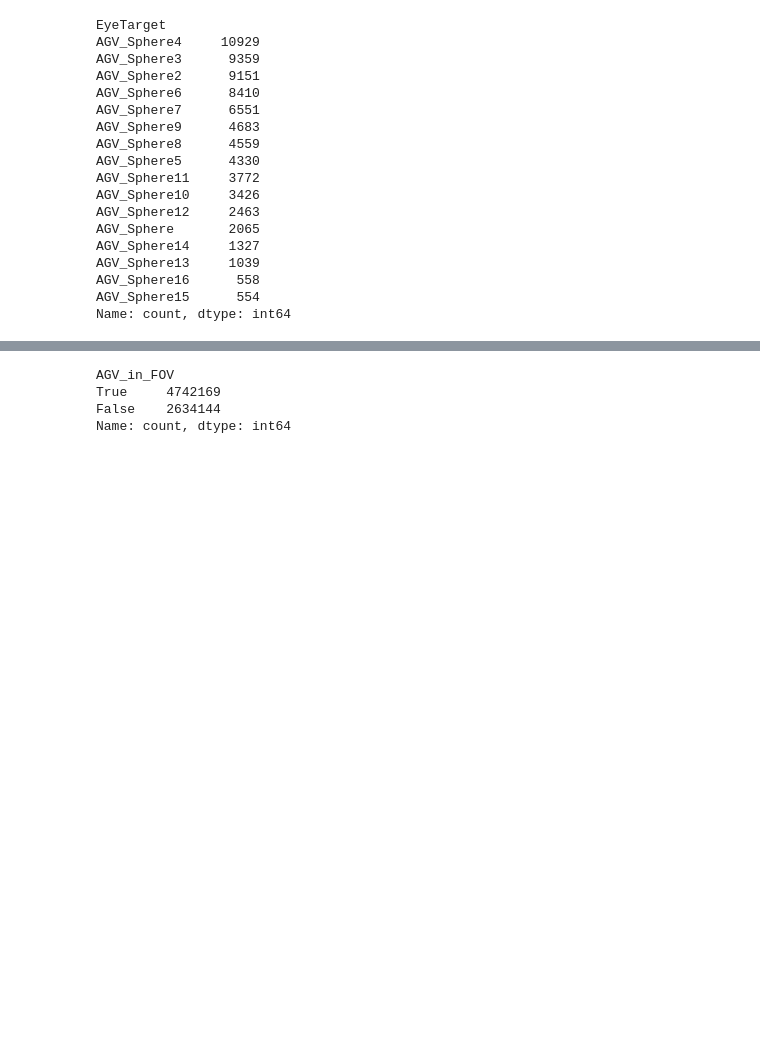
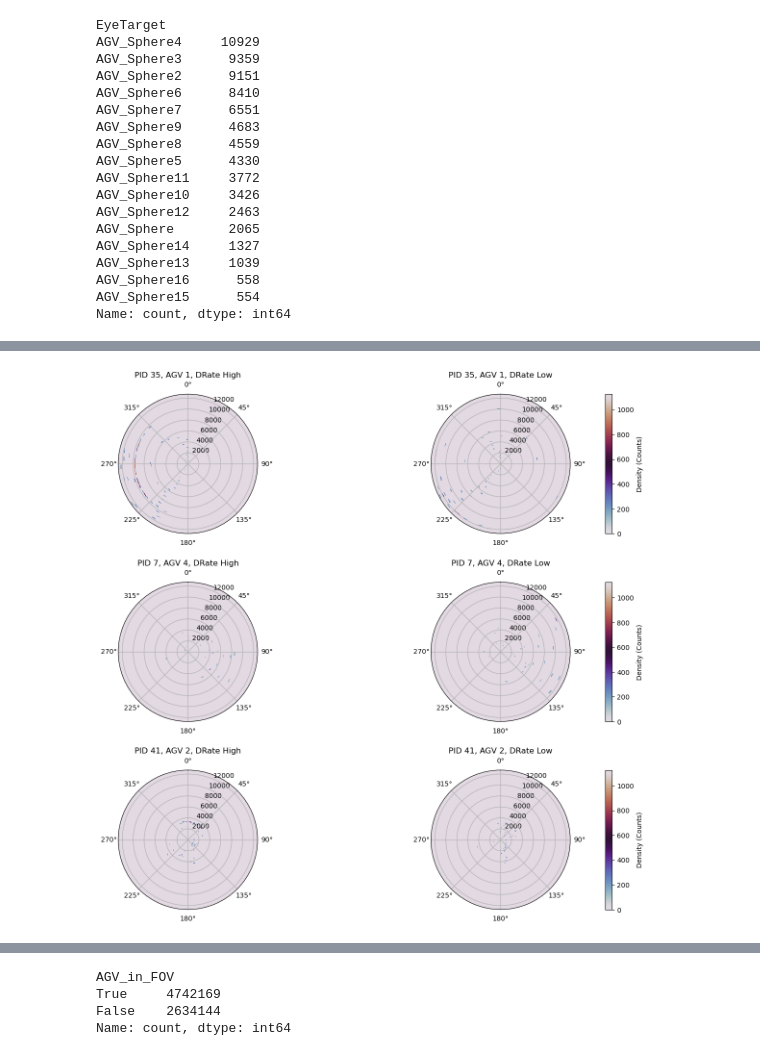
Before and after one commit to Human-centered-Interactive-Autonomy-Lab/human-agv-interaction, a Jupyter notebook: eye-tracking-analysis.ipynb, the cells around one changed output, grey strips where cells are left out. Saved outputs shown, nothing was run; the diff lists cells and outputs as text; code cells hidden in the pictures; blank space fills up the shorter version.

```diff
--- a/eye-tracking-analysis.ipynb
+++ b/eye-tracking-analysis.ipynb
@@ -355,0 +546,97 @@ study_data_by_sec[['Timestamp', 'AGV_in_FOV']].head()
+# %%
+import numpy as np
+import matplotlib.pyplot as plt
+
+# Step 1: Randomly pick 3 PID and AGVname pairs
+random_groups = study_data_by_sec[['PID', 'AGVname']].drop_duplicates().sample(3, random_state=2025)
+
+# Step 2: Create subplots - 3 groups x 2 DRate conditions (High & Low)
+fig, axes = plt.subplots(3, 2, figsize=(14, 12), subplot_kw={'projection': 'polar'})
+
+# Step 3: Collect ALL histograms to get a global vmin/vmax for color consistency
+all_counts = []
+
+for _, row in random_groups.iterrows():
+    random_pid = row['PID']
+    random_agv = row['AGVname']
+
+    group_data = study_data_by_sec[
+        (study_data_by_sec['PID'] == random_pid) &
+        (study_data_by_sec['AGVname'] == random_agv)
+    ]
+
+    for drate in ['High', 'Low']:
+        drate_data = group_data[group_data['DRate'] == drate].copy()
+        if drate_data.empty:
+            continue
+
+        theta_rad = np.radians(drate_data['Gaze_Angle_Degrees'].values)
+        r = drate_data['AGV_User_distance'].values
+
+        theta_bins = np.linspace(0, 2 * np.pi, 100)
+        r_bins = np.linspace(0, study_data_by_sec['AGV_User_distance'].max(), 100)
+
+        hist, _, _ = np.histogram2d(theta_rad, r, bins=[theta_bins, r_bins])
+        all_counts.append(hist)
+
+# Global color range for consistency
+all_counts_combined = np.stack(all_counts)
+vmin = 0
+vmax = np.max(all_counts_combined)
+
+print(f"Global vmax (max count per bin): {vmax}")
+
+# Step 4: Plot for each group and DRate
+for group_idx, (_, row) in enumerate(random_groups.iterrows()):
+    random_pid = row['PID']
+    random_agv = row['AGVname']
+
+    print(f"Selected PID: {random_pid}, AGVname: {random_agv}")
+
+    group_data = study_data_by_sec[
+        (study_data_by_sec['PID'] == random_pid) &
+        (study_data_by_sec['AGVname'] == random_agv)
+    ]
+
+    for drate_idx, drate in enumerate(['High', 'Low']):
+        ax = axes[group_idx, drate_idx]
+
+        drate_data = group_data[group_data['DRate'] == drate].copy()
+
+        if drate_data.empty:
+            ax.set_title(f"PID {random_pid}, AGV {random_agv}, DRate {drate} (No Data)")
+            ax.axis('off')
+            continue
+
+        theta_rad = np.radians(drate_data['Gaze_Angle_Degrees'].values)
+        r = drate_data['AGV_User_distance'].values
+
+        theta_bins = np.linspace(0, 2 * np.pi, 100)
+        r_bins = np.linspace(0, study_data_by_sec['AGV_User_distance'].max(), 100)
+
+        hist, theta_edges, r_edges = np.histogram2d(theta_rad, r, bins=[theta_bins, r_bins])
+
+        Theta, R = np.meshgrid(theta_edges, r_edges)
+
+        # ✅ Plot heatmap with fixed vmin/vmax
+        c = ax.pcolormesh(
+            Theta, R, hist.T,
+            cmap='twilight',
+            shading='auto',
+            vmin=vmin,
+            vmax=vmax
+        )
+
+        ax.set_title(f'PID {random_pid}, AGV {random_agv}, DRate {drate}', fontsize=12)
+        ax.set_ylim(0, study_data_by_sec['AGV_User_distance'].max())
+
+        ax.set_theta_zero_location("N")
+        ax.set_theta_direction(-1)
+
+        if drate_idx == 1:
+            cbar = plt.colorbar(c, ax=ax, orientation='vertical', pad=0.1)
+            cbar.set_label('Density (Counts)')
+
+plt.tight_layout(pad=2.0)
+plt.show()
+# %% [output]
@@ -355,0 +647 @@ study_data_by_sec[['Timestamp', 'AGV_in_FOV']].head()
+[figure, added]
```
Also changed, not shown: parts of 8 cells of this notebook.
